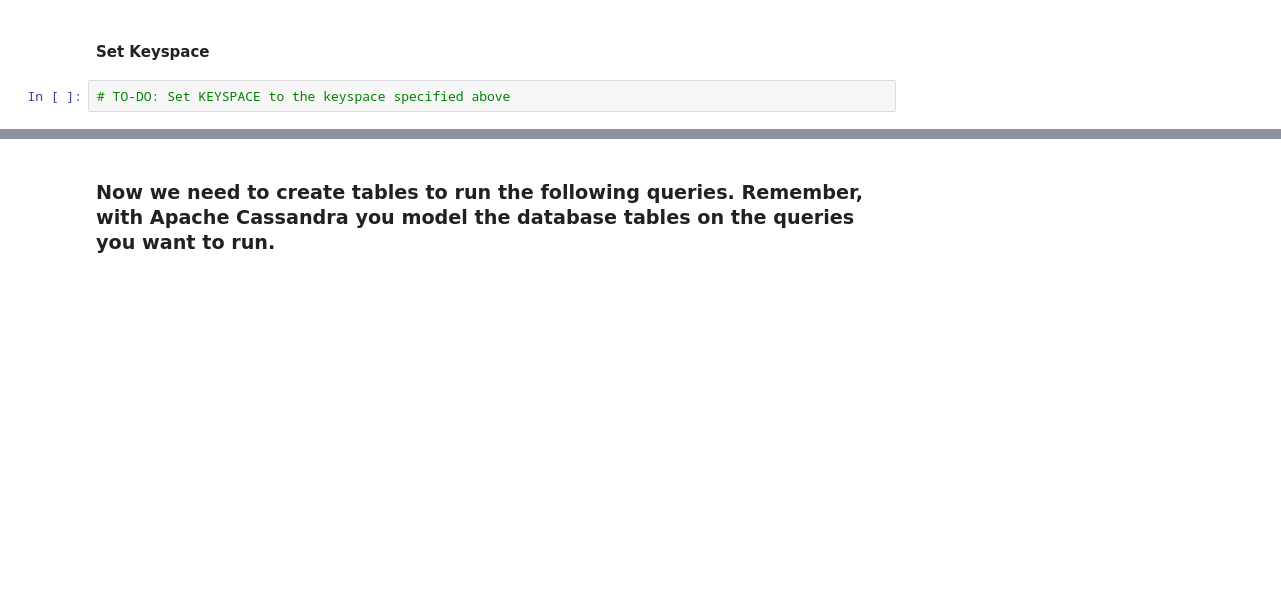
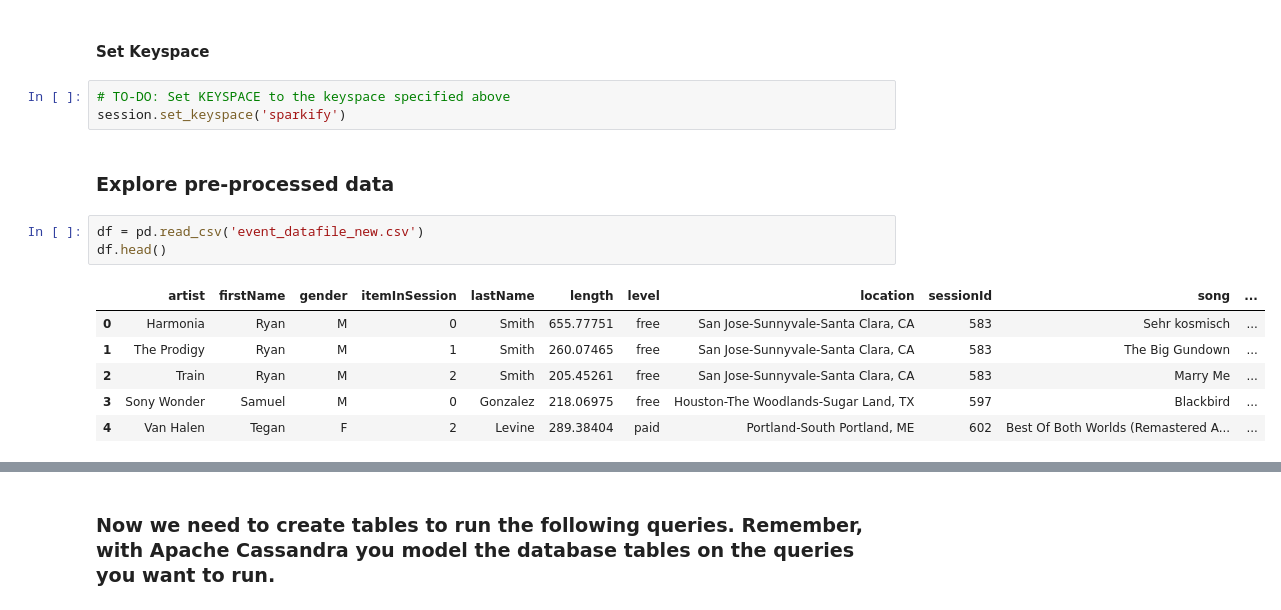
Before and after one commit to Diodak92/Data-Engineering-with-AWS, a Jupyter notebook: data_modeling_project_1/Project_1B_ Project_Template.ipynb, the cells around one changed output, grey strips where cells are left out. Saved outputs shown, nothing was run; the diff lists cells and outputs as text; blank space fills up the shorter version.

```diff
--- a/data_modeling_project_1/Project_1B_ Project_Template.ipynb
+++ b/data_modeling_project_1/Project_1B_ Project_Template.ipynb
@@ -116,3 +144,16 @@ session = cluster.connect()
 #### Set Keyspace
 # %%
 # TO-DO: Set KEYSPACE to the keyspace specified above
+session.set_keyspace('sparkify')
+# %% [markdown]
+### Explore pre-processed data
+# %%
+df = pd.read_csv('event_datafile_new.csv')
+df.head()
+# %% [output]
+|  | artist | firstName | gender | itemInSession | lastName | length | level | location | sessionId | song | ... |
+| 0 | Harmonia | Ryan | M | 0 | Smith | 655.77751 | free | San Jose-Sunnyvale-Santa Clara, CA | 583 | Sehr kosmisch | ... |
+| 1 | The Prodigy | Ryan | M | 1 | Smith | 260.07465 | free | San Jose-Sunnyvale-Santa Clara, CA | 583 | The Big Gundown | ... |
+| 2 | Train | Ryan | M | 2 | Smith | 205.45261 | free | San Jose-Sunnyvale-Santa Clara, CA | 583 | Marry Me | ... |
+| 3 | Sony Wonder | Samuel | M | 0 | Gonzalez | 218.06975 | free | Houston-The Woodlands-Sugar Land, TX | 597 | Blackbird | ... |
+| 4 | Van Halen | Tegan | F | 2 | Levine | 289.38404 | paid | Portland-South Portland, ME | 602 | Best Of Both Worlds (Remastered A... | ... |
```
Also changed, not shown: parts of 14 cells of this notebook.
